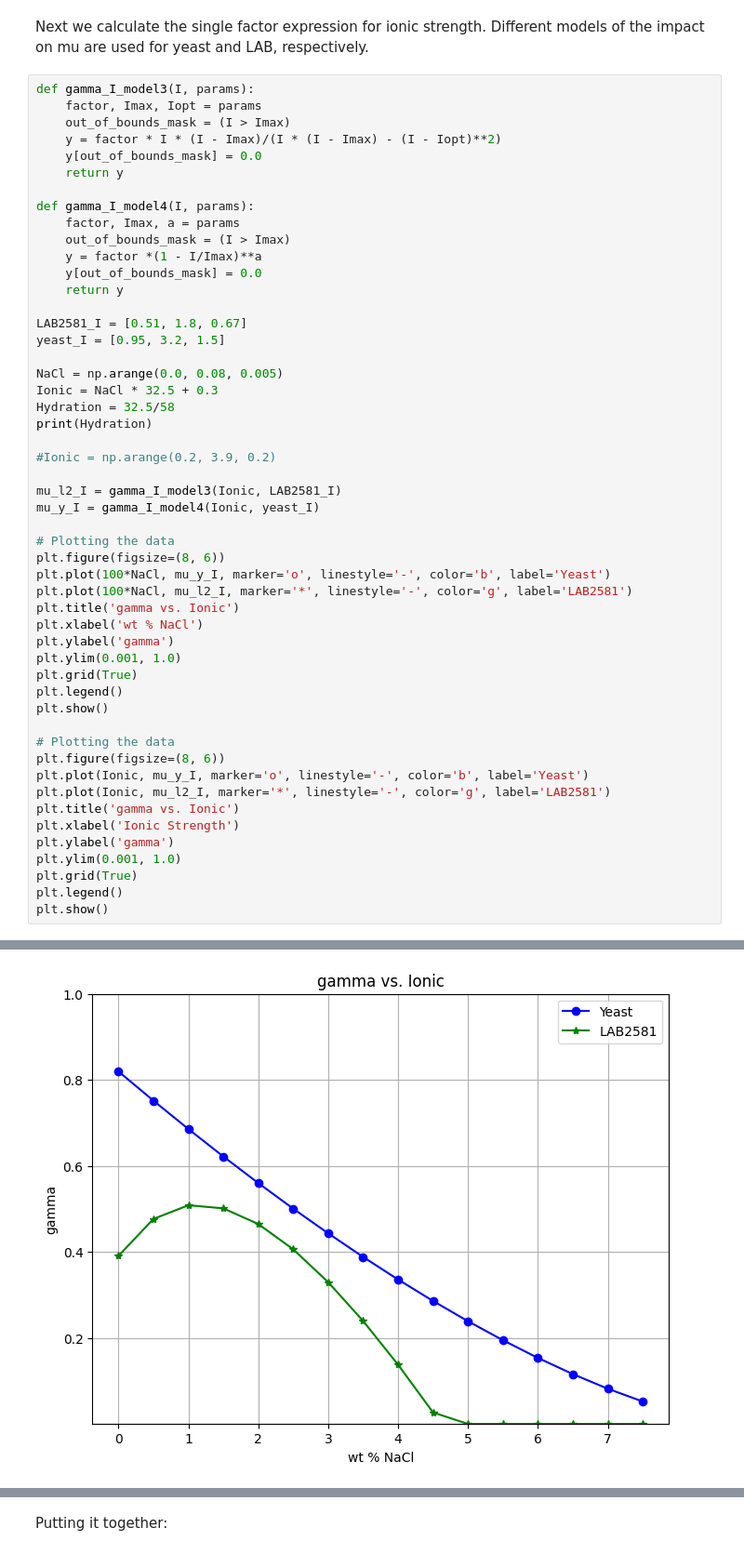
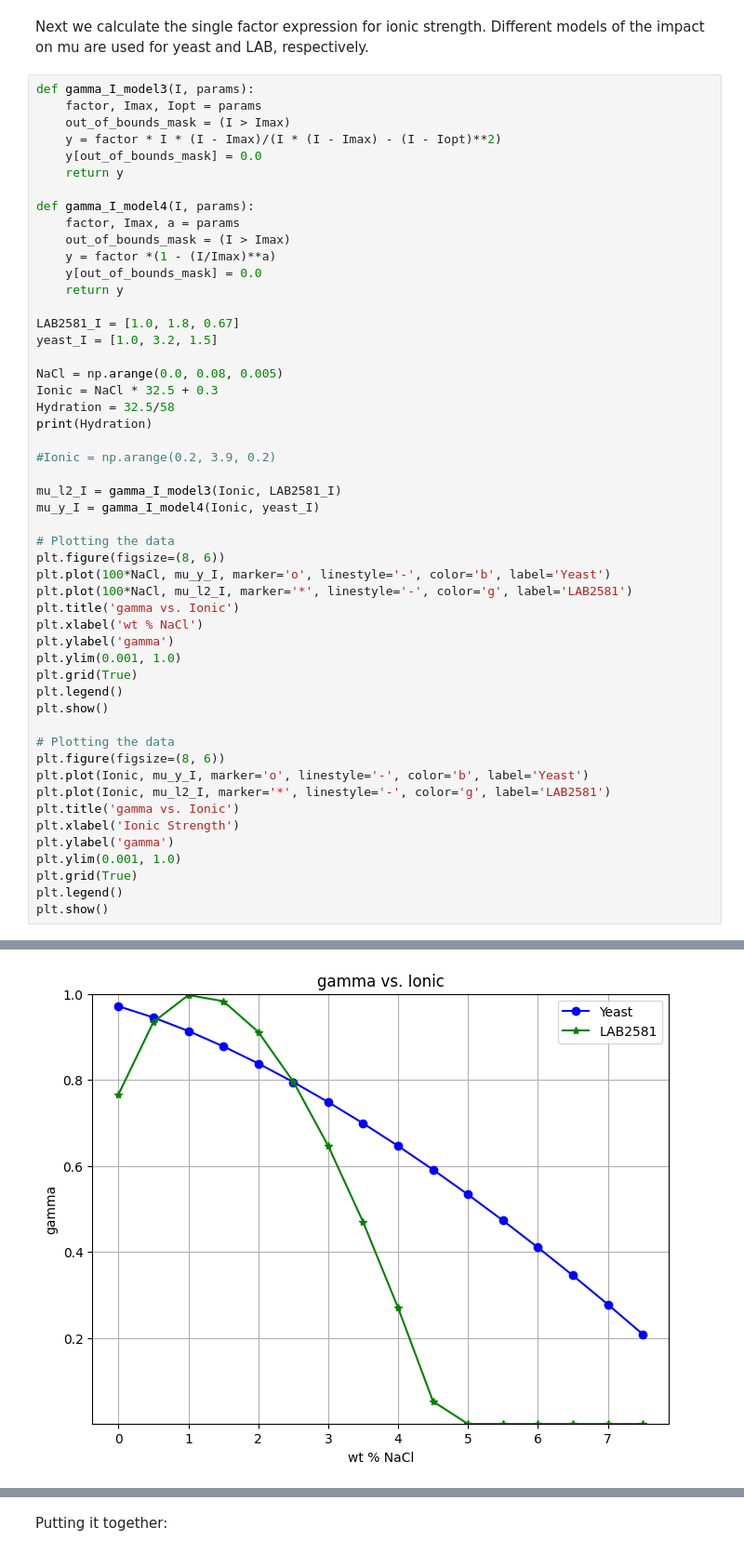
Before and after one commit to geoc1234/sourdough, a Jupyter notebook: notebooks/Factors.ipynb, the cells around one changed output, grey strips where cells are left out. Shown at 93% size. Saved outputs shown, nothing was run; the diff lists cells and outputs as text.

```diff
--- a/notebooks/Factors.ipynb
+++ b/notebooks/Factors.ipynb
@@ -100,12 +99,12 @@ def gamma_I_model3(I, params):
 def gamma_I_model4(I, params):
     factor, Imax, a = params
     out_of_bounds_mask = (I > Imax)
-    y = factor *(1 - I/Imax)**a
+    y = factor *(1 - (I/Imax)**a)
     y[out_of_bounds_mask] = 0.0
     return y
 
-LAB2581_I = [0.51, 1.8, 0.67]
-yeast_I = [0.95, 3.2, 1.5]
+LAB2581_I = [1.0, 1.8, 0.67]
+yeast_I = [1.0, 3.2, 1.5]
 
 NaCl = np.arange(0.0, 0.08, 0.005)
 Ionic = NaCl * 32.5 + 0.3
@@ -115,31 +114,31 @@ print(Hydration)
 #Ionic = np.arange(0.2, 3.9, 0.2)
 
 mu_l2_I = gamma_I_model3(Ionic, LAB2581_I)
 mu_y_I = gamma_I_model4(Ionic, yeast_I)
 
 # Plotting the data
 plt.figure(figsize=(8, 6))
 plt.plot(100*NaCl, mu_y_I, marker='o', linestyle='-', color='b', label='Yeast')
 plt.plot(100*NaCl, mu_l2_I, marker='*', linestyle='-', color='g', label='LAB2581')
 plt.title('gamma vs. Ionic')
 plt.xlabel('wt % NaCl')
 plt.ylabel('gamma')
 plt.ylim(0.001, 1.0)
 plt.grid(True)
 plt.legend()
 plt.show()
 
 # Plotting the data
 plt.figure(figsize=(8, 6))
 plt.plot(Ionic, mu_y_I, marker='o', linestyle='-', color='b', label='Yeast')
 plt.plot(Ionic, mu_l2_I, marker='*', linestyle='-', color='g', label='LAB2581')
 plt.title('gamma vs. Ionic')
 plt.xlabel('Ionic Strength')
 plt.ylabel('gamma')
 plt.ylim(0.001, 1.0)
 plt.grid(True)
 plt.legend()
 plt.show()
 # %% [output]
 0.5603448275862069
-[figure, old version]
+[figure, new version]
```
Also changed, not shown: parts of 7 cells of this notebook.
